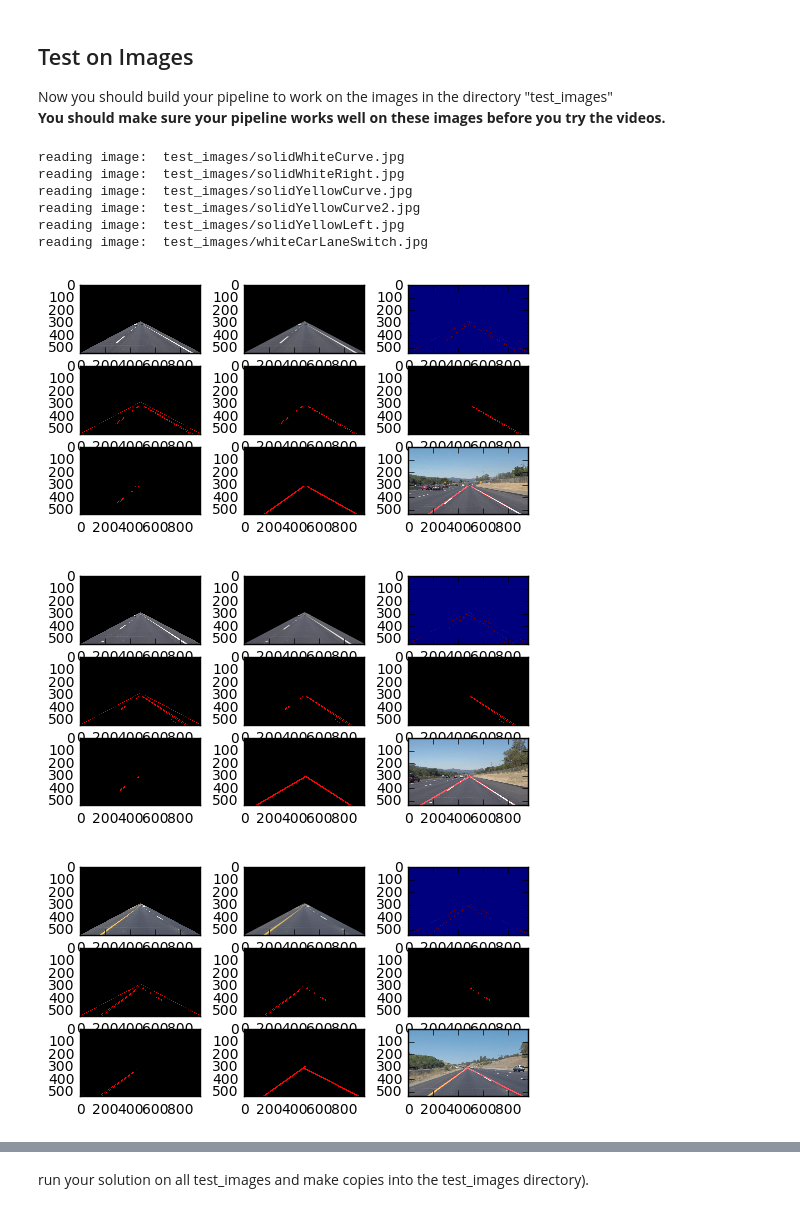
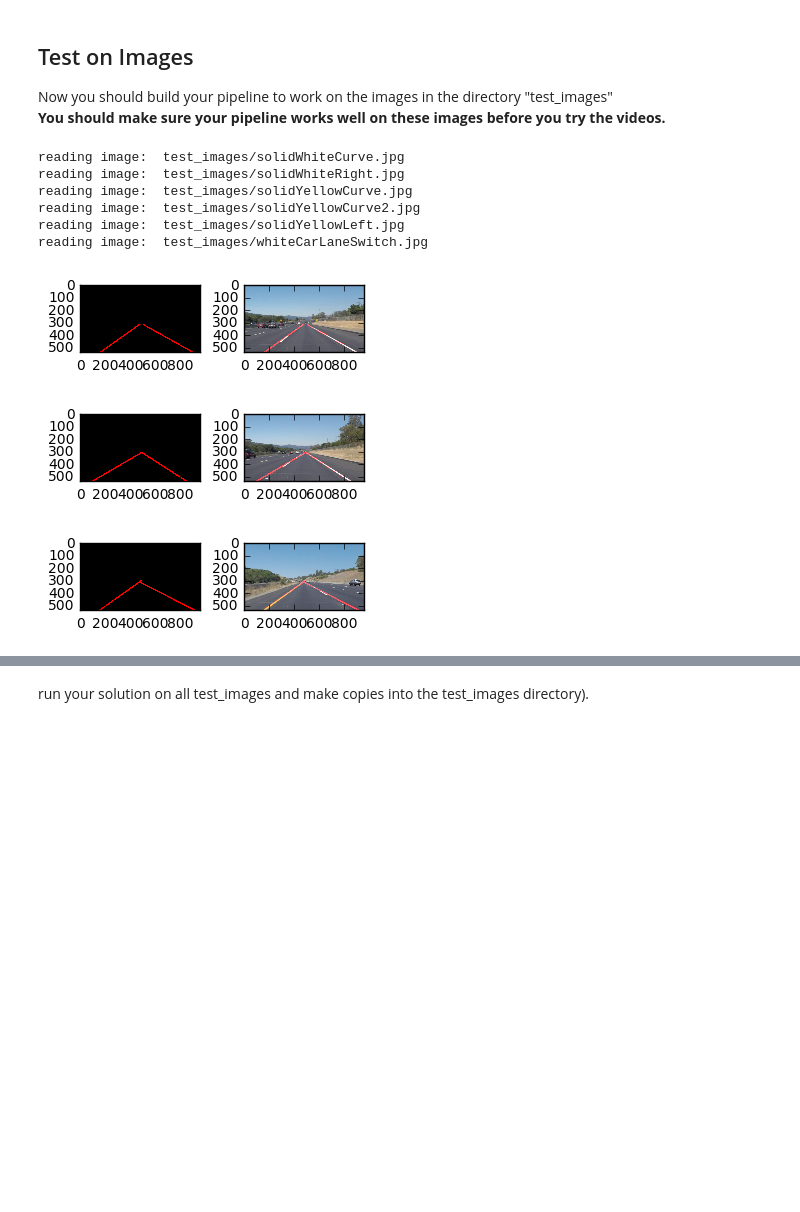
Before and after one commit to pejvan/CarND-LaneLines-P1, a Jupyter notebook: P1.ipynb, the cells around one changed output, grey strips where cells are left out. Drawn from its saved outputs; the diff is of its cells as text; code cells hidden in the pictures; blank space fills up the shorter version.

```diff
--- a/P1.ipynb
+++ b/P1.ipynb
@@ -185,16 +185,10 @@ def subplot(image, position):
     plt.subplot(4, 3,position)
     plot(image)
 
-
-for filename in filenames:
-    import time
+def pipeline(image, plotWipImages = False):
     fig = plt.figure()
     position = 1
 
-    image_path = IMAGE_PATH + filename
-    print('reading image: ', image_path)
-    image = read_img(image_path)
-    #pprint(image.shape)
     image_height, image_width, color_dim = image.shape
 
     #plot_grayscale(image)
@@ -203,21 +197,22 @@ for filename in filenames:
     selected_area_image = region_of_interest(image, [triangle])
     #plot(selected_area_image)
 
-    subplot(selected_area_image, position)
-    position += 1
+    if(plotWipImages):
+        subplot(selected_area_image, position)
+        position += 1
 
     grayscale_image = grayscale(selected_area_image)
     #plt.imshow(grayscale_image, cmap='gray')
     blurred_image = gaussian_blur(selected_area_image, 11)
-    #plot(blurred_image)
-    subplot(blurred_image, position)
-    position += 1
+    if(plotWipImages):
+        subplot(blurred_image, position)
+        position += 1
 
 
     canny_image = canny(blurred_image, 30, 40)
-    #plot(canny_image)
-    subplot(canny_image, position)
-    position += 1
+    if(plotWipImages):
+        subplot(canny_image, position)
+        position += 1
 
     #this results in the outside triangle to be detected as edges as well. How to remove those red lines elegantly?
 
@@ -228,9 +223,9 @@ for filename in filenames:
 
 
     hough_image = hough_lines(canny_image, 2, np.pi/720, 40, 10, 1)
-    #plot(hough_image)
-    subplot(hough_image, position)
-    position += 1
+    if(plotWipImages):
+        subplot(hough_image, position)
+        position += 1
 
 
     #pprint("width: " + str(image_width))
@@ -246,13 +241,14 @@ for filename in filenames:
     right_half = region_of_interest(hough_image, [triangle_again])
     right_half[0:image_height,int(image_width/2):, :] = [0,0,0]#whitening is easier for debugging [255,255,255]
 
-    subplot(selected_area_image_retriangled, position)
-    position += 1
+    if(plotWipImages):
+        subplot(selected_area_image_retriangled, position)
+        position += 1
 
-    subplot(left_half, position)
-    position += 1
-    subplot(right_half, position)
-    position += 1
+        subplot(left_half, position)
+        position += 1
+        subplot(right_half, position)
+        position += 1
 
     # 1- do a color selection to get the red points (probably the "not black points" works)
     countLeftSide = 0
@@ -312,46 +308,45 @@ for filename in filenames:
 
     assert(len(x_left) == len(y_left_new))
     assert(len(x_right)== len(y_right_new))
     #cv2.line(image, (y_left_new[0], x_left[0]), (y_left_new[len(x_left)-1], x_left[len(x_left)-1]), [255,0,0], 2)
     #cv2.line(image, (y_right_new[0], x_right[0]), (y_right_new[len(x_right)-1], x_right[len(x_right)-1]), [255,0,0], 2)
-
     #subplot(image, position)
     #position += 1
 
     img = np.zeros([image_height,image_width,3],dtype=np.uint8)
     img.fill(0) # or img[:] = 0
     cv2.line(img, (y_left_new[0], x_left[0]), (y_left_new[len(x_left)-1], x_left[len(x_left)-1]), [255,0,0], 10)
     cv2.line(img, (y_right_new[0], x_right[0]), (y_right_new[len(x_right)-1], x_right[len(x_right)-1]), [255,0,0], 10)
-    subplot(img, position)
-    position += 1
+    if(plotWipImages):
+        subplot(img, position)
+        position += 1
 
 
     #weighted_image = weighted_img(hough_image, image, α=1.0, β=1., λ=1.)
     weighted_image = weighted_img(img, image, α=1., β=1., λ=1.)
     #plot(weighted_image)
     subplot(weighted_image, position)
     position += 1
 
-    mpimg.imsave(RESULTS_PATH + filename, weighted_image)
+    return weighted_image
 
-    #this is a bit of a dirty hack, but it seems to do to the trick:
-#    padding = 5
-#    triangle_again = np.array([ [0 + padding, image_width], [image_height/2,image_width/2 + 30], [image_height - padding,image_width] ], np.int32)
-#    selected_area_image_retriangled = region_of_interest(weighted_image, [triangle_again])
-    #plot(selected_area_image_retriangled)
-#    subplot(selected_area_image_retriangled, position)
-#    position += 1
+for filename in filenames:
+    import time
 
+    image_path = IMAGE_PATH + filename
+    print('reading image: ', image_path)
+    image = read_img(image_path)
+    #pprint(image.shape)
 
-    #plt.subplot(1,1,1)
-    #plot(selected_area_image_retriangled)
+    result_image = pipeline(image)
+    mpimg.imsave(RESULTS_PATH + filename, result_image)
 # %% [output]
 reading image:  test_images/solidWhiteCurve.jpg
 reading image:  test_images/solidWhiteRight.jpg
 reading image:  test_images/solidYellowCurve.jpg
 reading image:  test_images/solidYellowCurve2.jpg
 reading image:  test_images/solidYellowLeft.jpg
 reading image:  test_images/whiteCarLaneSwitch.jpg
-[figure, old version]
+[figure, new version]
-[figure, old version]
+[figure, new version]
-[figure, old version]
+[figure, new version]
```
Also changed, not shown: parts of 1 cell of this notebook.
